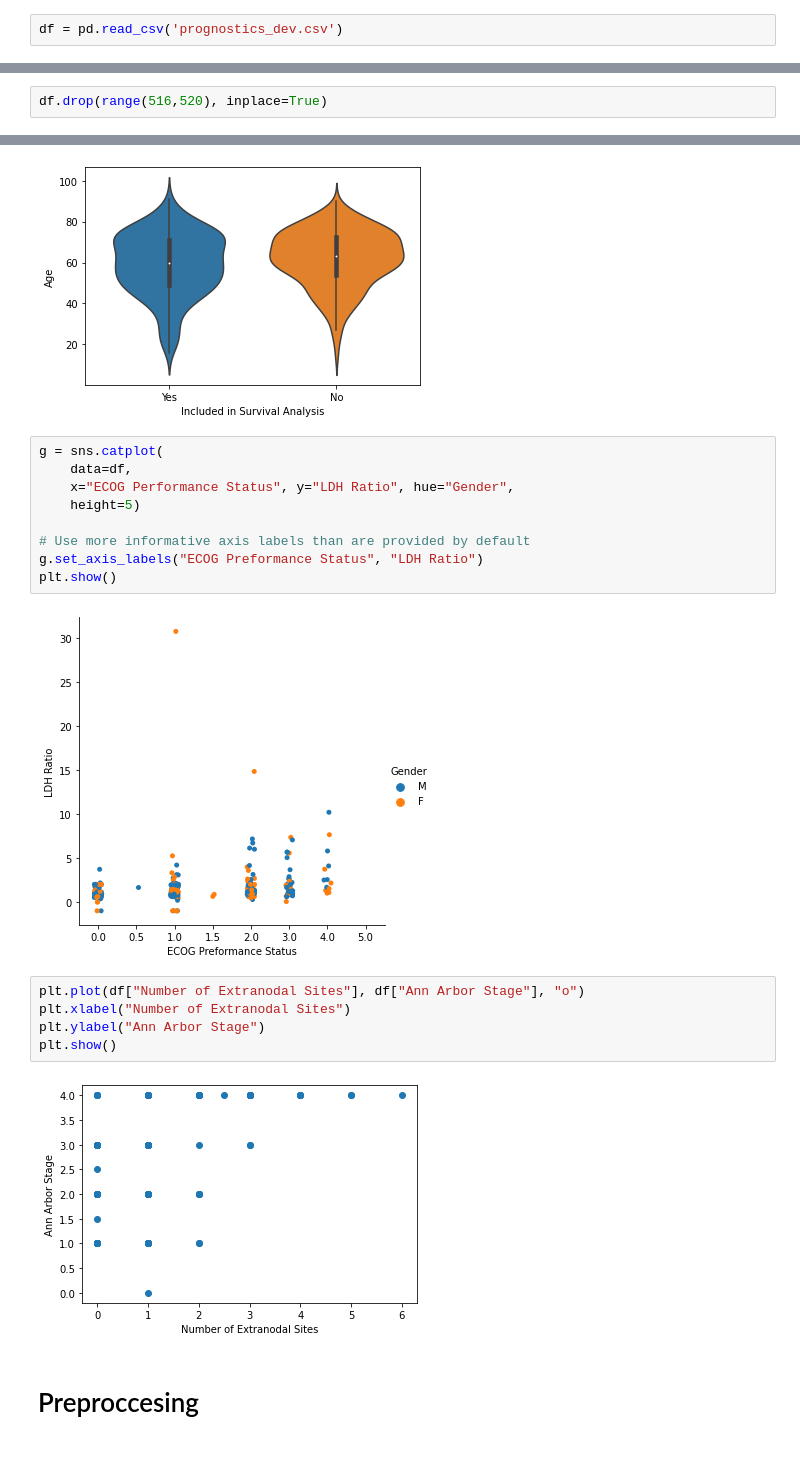
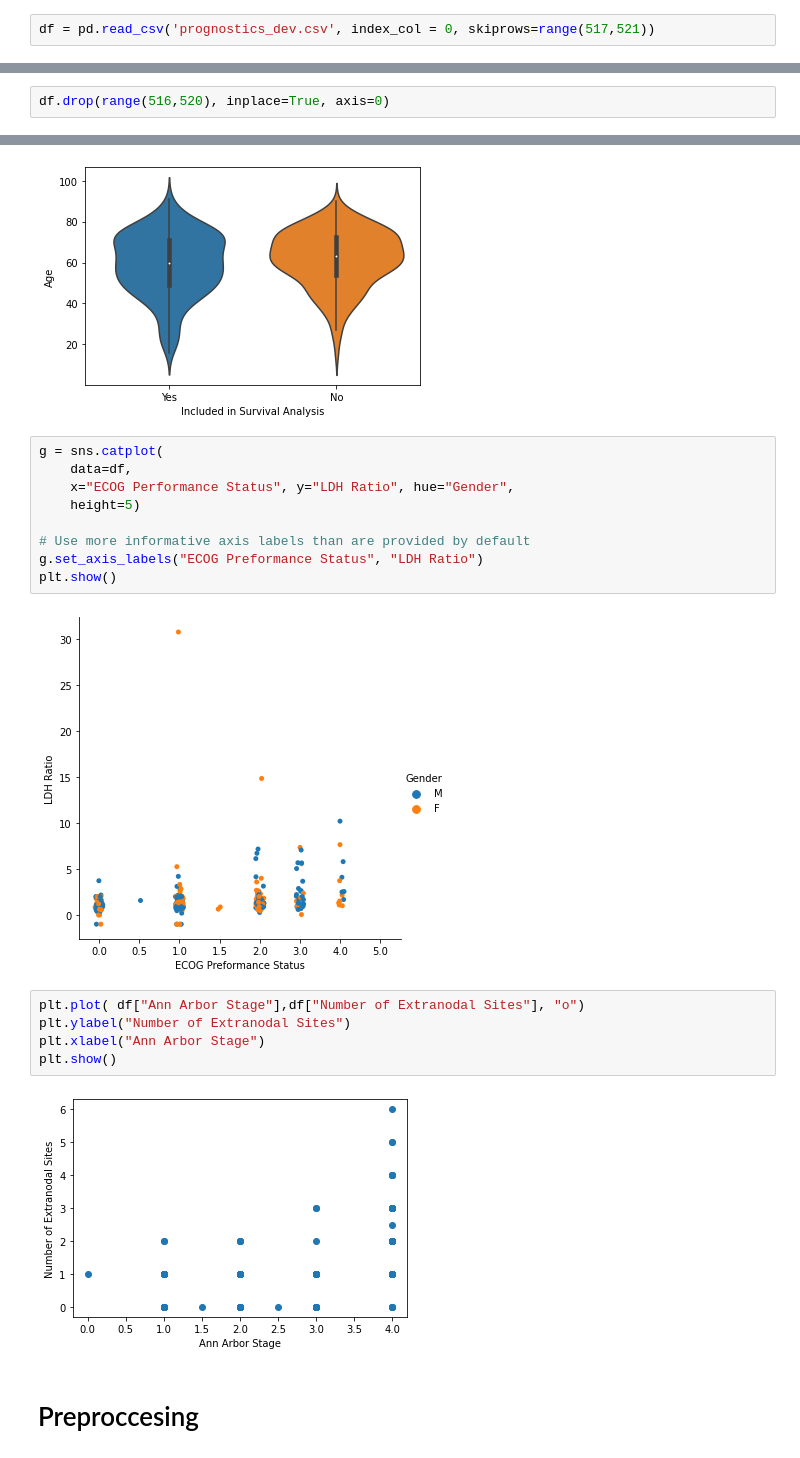
Before and after one commit to tamarshnirer/Anomality_Detection_in_Lymphoma_Patients, a Jupyter notebook: Untitled.ipynb, the cells around one changed output, grey strips where cells are left out. Drawn from its saved outputs; the diff is of its cells as text.

```diff
--- a/Untitled.ipynb
+++ b/Untitled.ipynb
@@ -29,2 +36,2 @@ from main import survival_encoder, gender_encoder
 # %%
-df = pd.read_csv('prognostics_dev.csv')
+df = pd.read_csv('prognostics_dev.csv', index_col = 0, skiprows=range(517,521))
@@ -59,5 +69,5 @@ NA: not available
 # %%
-df.drop(range(516,520), inplace=True)
+df.drop(range(516,520), inplace=True, axis=0)
 # %%
 df.info()
 # %% [output]
@@ -181,13 +222,13 @@ g = sns.catplot(
 g.set_axis_labels("ECOG Preformance Status", "LDH Ratio")
 plt.show()
 # %% [output]
-[figure, old version]
+[figure, new version]
 # %%
-plt.plot(df["Number of Extranodal Sites"], df["Ann Arbor Stage"], "o")
-plt.xlabel("Number of Extranodal Sites")
-plt.ylabel("Ann Arbor Stage")
+plt.plot( df["Ann Arbor Stage"],df["Number of Extranodal Sites"], "o")
+plt.ylabel("Number of Extranodal Sites")
+plt.xlabel("Ann Arbor Stage")
 plt.show()
 # %% [output]
-[figure, old version]
+[figure, new version]
 # %% [markdown]
 # Preproccesing
```
Also changed, not shown: parts of 33 cells of this notebook, 1 other file.
